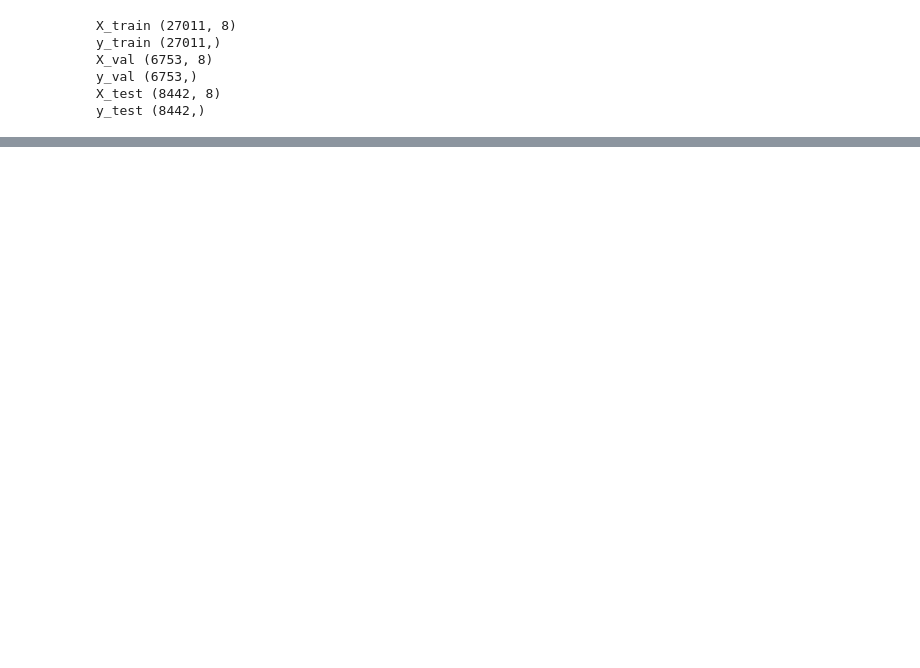
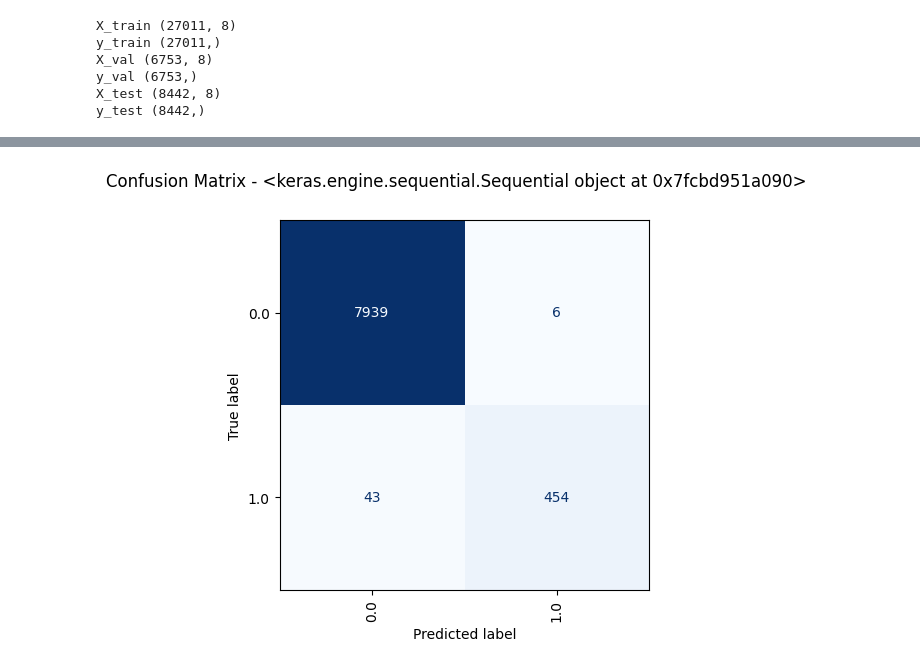
Before and after one commit to rafaelsqueiroz/big_data_analytics_extension_course, a Jupyter notebook: reboiler_binary_classifier.ipynb, the cells around one changed output, grey strips where cells are left out. Saved outputs shown, nothing was run; the diff lists cells and outputs as text; code cells hidden in the pictures; blank space fills up the shorter version.

```diff
--- a/reboiler_binary_classifier.ipynb
+++ b/reboiler_binary_classifier.ipynb
@@ -111,3 +154,3 @@ _________________________________________________________________
 # %%
-r.train_model(model, X_train, y_train, X_val, y_val, X_test, y_test, epochs=30, name=None)
+r.train_model(model, X_train, y_train, X_val, y_val, X_test, y_test, epochs=50, name=None)
 # %% [output]
@@ -141 +179,4 @@ Reusing TensorBoard on port 8888 (pid 23784), started 0:48:29 ago. (Use '!kill 2
 [interactive output not drawn]
+# %%
+r.evaluate_model(model, X_test, y_test)
+# %% [output]
@@ -141,0 +193 @@ Reusing TensorBoard on port 8888 (pid 23784), started 0:48:29 ago. (Use '!kill 2
+[figure, added]
```
Also changed, not shown: parts of 7 cells of this notebook.
